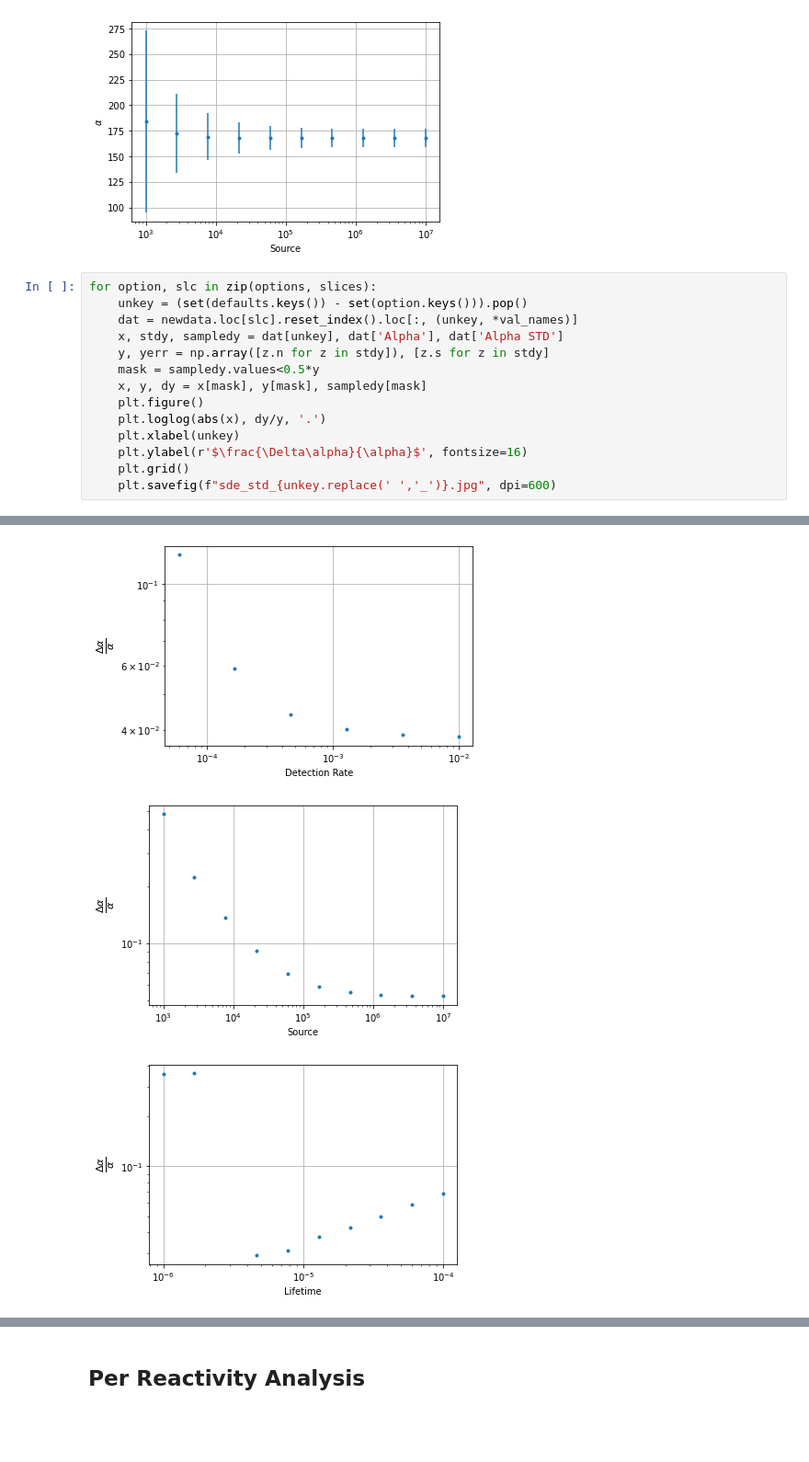
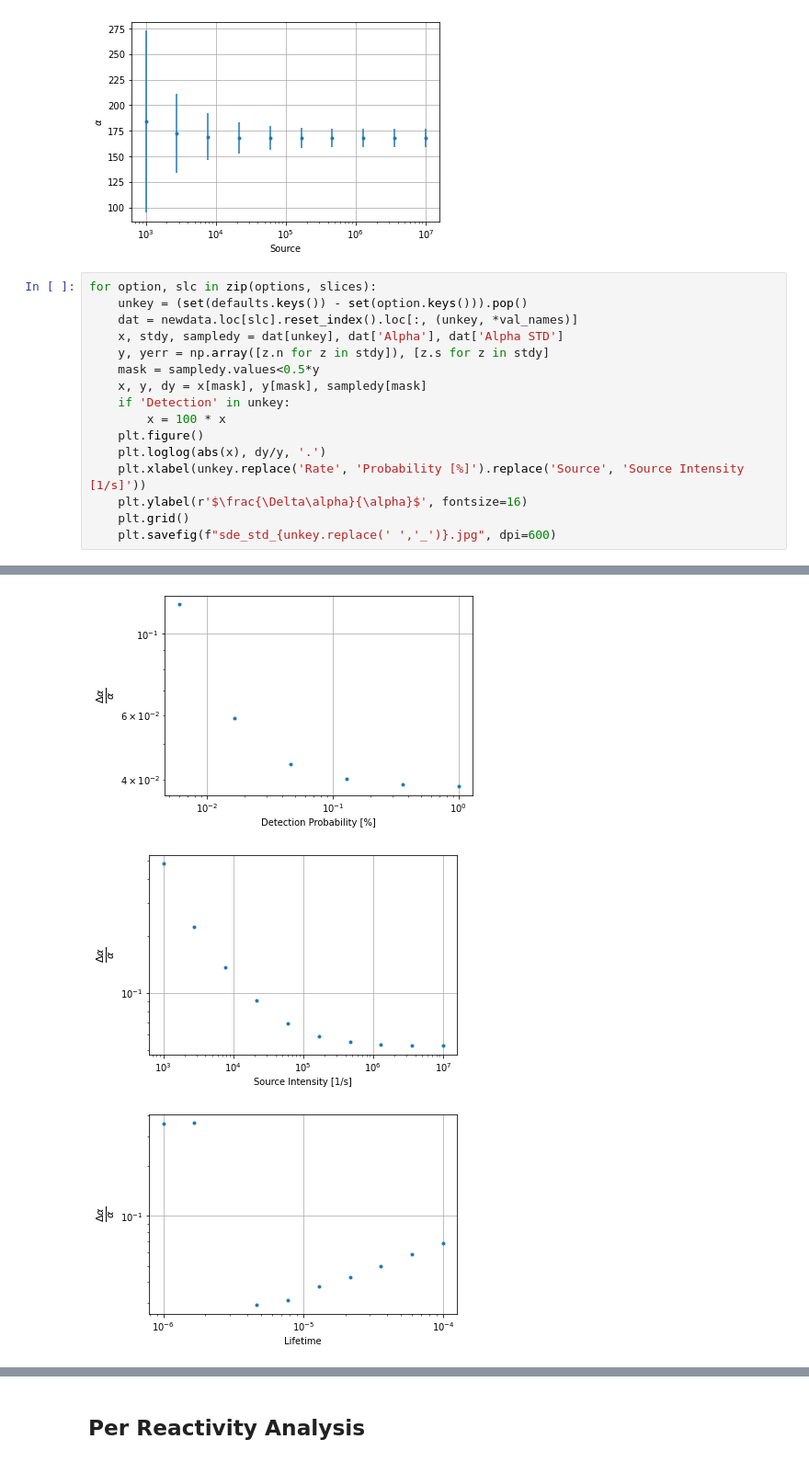
Before and after one commit to esheder/noise, a Jupyter notebook: hpc_runs/data_analysis.ipynb, the cells around one changed output, grey strips where cells are left out. Shown at 92% size. Saved outputs shown, nothing was run; the diff lists cells and outputs as text; blank space fills up the shorter version.

```diff
--- a/hpc_runs/data_analysis.ipynb
+++ b/hpc_runs/data_analysis.ipynb
@@ -609,20 +620,22 @@ for option, slc in zip(options, slices):
 # %%
 for option, slc in zip(options, slices):
     unkey = (set(defaults.keys()) - set(option.keys())).pop()
     dat = newdata.loc[slc].reset_index().loc[:, (unkey, *val_names)]
     x, stdy, sampledy = dat[unkey], dat['Alpha'], dat['Alpha STD']
     y, yerr = np.array([z.n for z in stdy]), [z.s for z in stdy]
     mask = sampledy.values<0.5*y
     x, y, dy = x[mask], y[mask], sampledy[mask]
+    if 'Detection' in unkey:
+        x = 100 * x
     plt.figure()
     plt.loglog(abs(x), dy/y, '.')
-    plt.xlabel(unkey)
+    plt.xlabel(unkey.replace('Rate', 'Probability [%]').replace('Source', 'Source Intensity [1/s]'))
     plt.ylabel(r'$\frac{\Delta\alpha}{\alpha}$', fontsize=16)
     plt.grid()
     plt.savefig(f"sde_std_{unkey.replace(' ','_')}.jpg", dpi=600)
 # %% [output]
 [figure]
-[figure, old version]
+[figure, new version]
-[figure, old version]
+[figure, new version]
 [figure]
 [figure]
```
Also changed, not shown: parts of 15 cells of this notebook.
